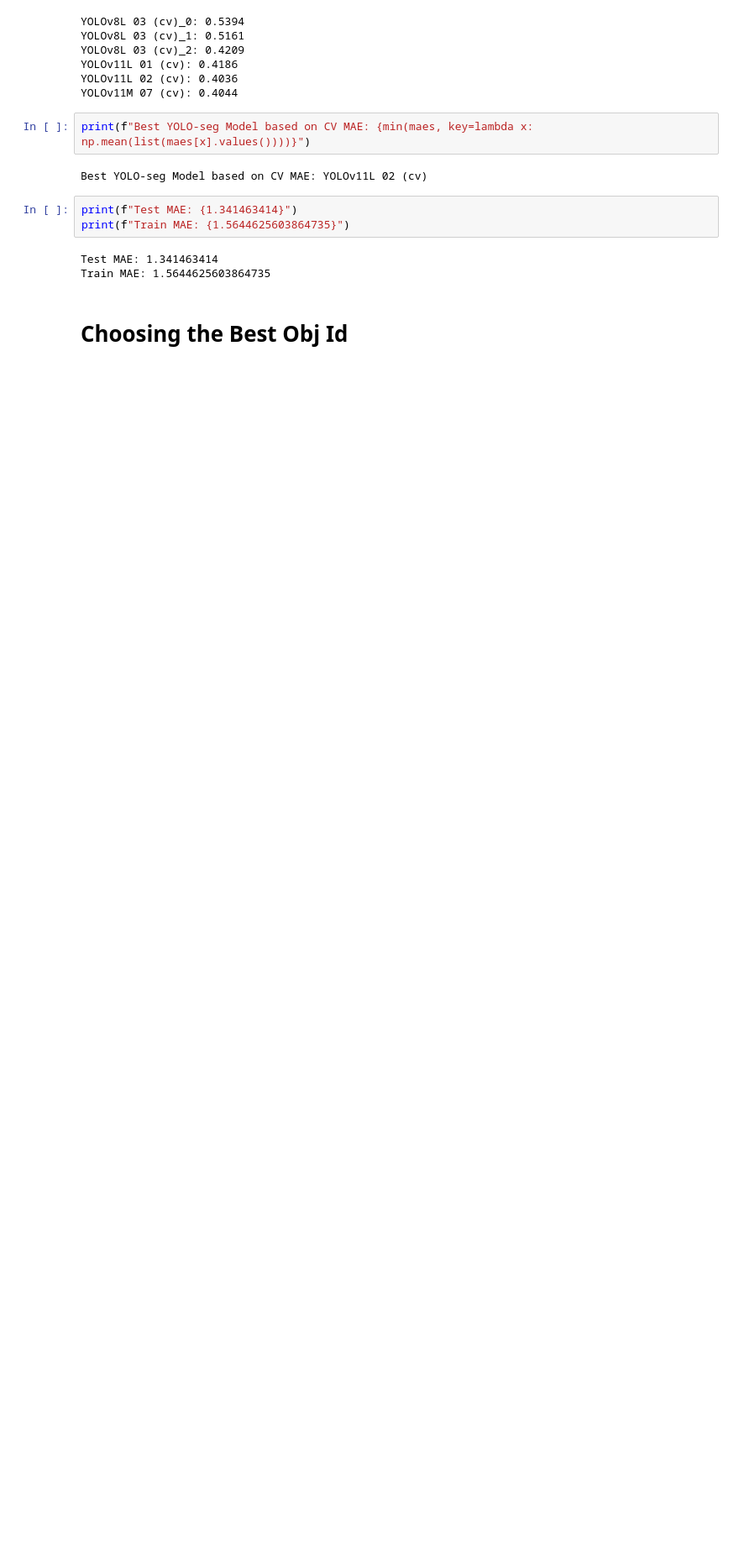
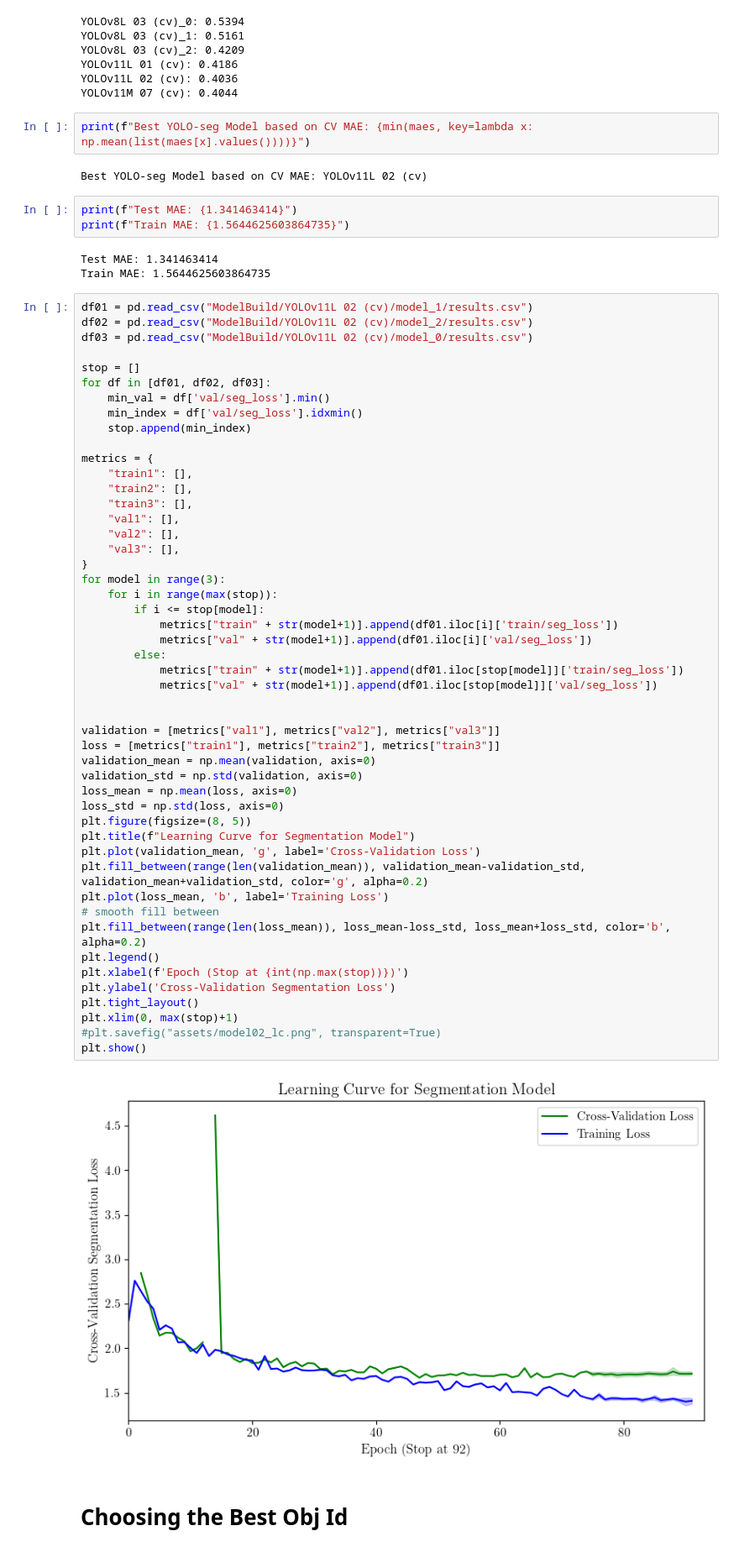
Before and after one commit to Hugoverissimo21/SolarPanel-DLCounter, a Jupyter notebook: ModelSelection.ipynb, the cells around one changed output. Shown: that part at 84% size. Saved outputs shown, nothing was run; the diff lists cells and outputs as text; blank space fills up the shorter version.

```diff
--- a/ModelSelection.ipynb
+++ b/ModelSelection.ipynb
@@ -253,5 +286,56 @@ print(f"Train MAE: {1.5644625603864735}")
 # %% [output]
 Test MAE: 1.341463414
 Train MAE: 1.5644625603864735
+# %%
+df01 = pd.read_csv("ModelBuild/YOLOv11L 02 (cv)/model_1/results.csv")
+df02 = pd.read_csv("ModelBuild/YOLOv11L 02 (cv)/model_2/results.csv")
+df03 = pd.read_csv("ModelBuild/YOLOv11L 02 (cv)/model_0/results.csv")
+
+stop = []
+for df in [df01, df02, df03]:
+    min_val = df['val/seg_loss'].min()
+    min_index = df['val/seg_loss'].idxmin()
+    stop.append(min_index)
+
+metrics = {
+    "train1": [],
+    "train2": [],
+    "train3": [],
+    "val1": [],
+    "val2": [],
+    "val3": [],
+}
+for model in range(3):
+    for i in range(max(stop)):
+        if i <= stop[model]:
+            metrics["train" + str(model+1)].append(df01.iloc[i]['train/seg_loss'])
+            metrics["val" + str(model+1)].append(df01.iloc[i]['val/seg_loss'])
+        else:
+            metrics["train" + str(model+1)].append(df01.iloc[stop[model]]['train/seg_loss'])
+            metrics["val" + str(model+1)].append(df01.iloc[stop[model]]['val/seg_loss'])
+
+
+validation = [metrics["val1"], metrics["val2"], metrics["val3"]]
+loss = [metrics["train1"], metrics["train2"], metrics["train3"]]
+validation_mean = np.mean(validation, axis=0)
+validation_std = np.std(validation, axis=0)
+loss_mean = np.mean(loss, axis=0)
+loss_std = np.std(loss, axis=0)
+plt.figure(figsize=(8, 5))
+plt.title(f"Learning Curve for Segmentation Model")
+plt.plot(validation_mean, 'g', label='Cross-Validation Loss')
+plt.fill_between(range(len(validation_mean)), validation_mean-validation_std, validation_mean+validation_std, color='g', alpha=0.2)
+plt.plot(loss_mean, 'b', label='Training Loss')
+# smooth fill between
+plt.fill_between(range(len(loss_mean)), loss_mean-loss_std, loss_mean+loss_std, color='b', alpha=0.2)
+plt.legend()
+plt.xlabel(f'Epoch (Stop at {int(np.max(stop))})')
+plt.ylabel('Cross-Validation Segmentation Loss')
+plt.tight_layout()
+plt.xlim(0, max(stop)+1)
+#plt.savefig("assets/model02_lc.png", transparent=True)
+plt.show()
+# %% [output]
+[figure, added]
 # %% [markdown]
 # Choosing the Best Obj Id
```
Also changed, not shown: parts of 2 cells of this notebook, 9 other files.
